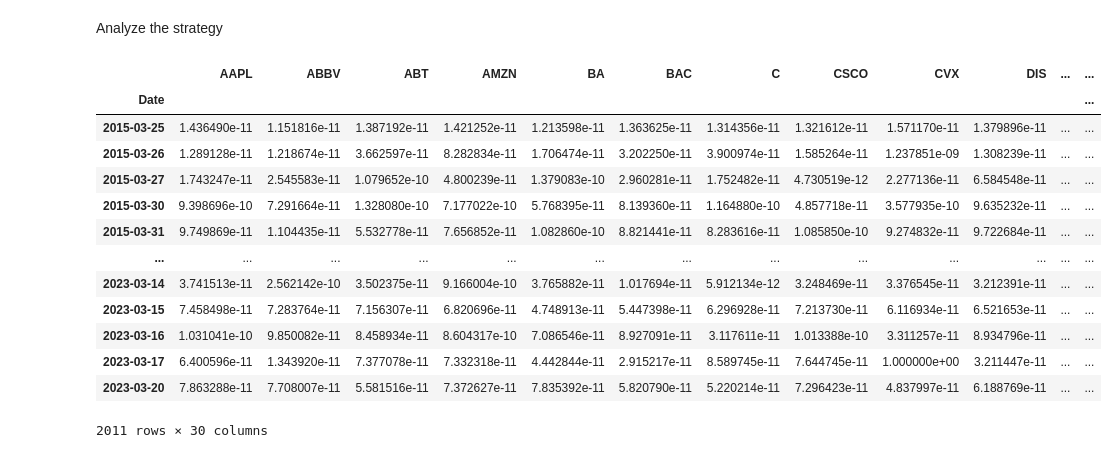
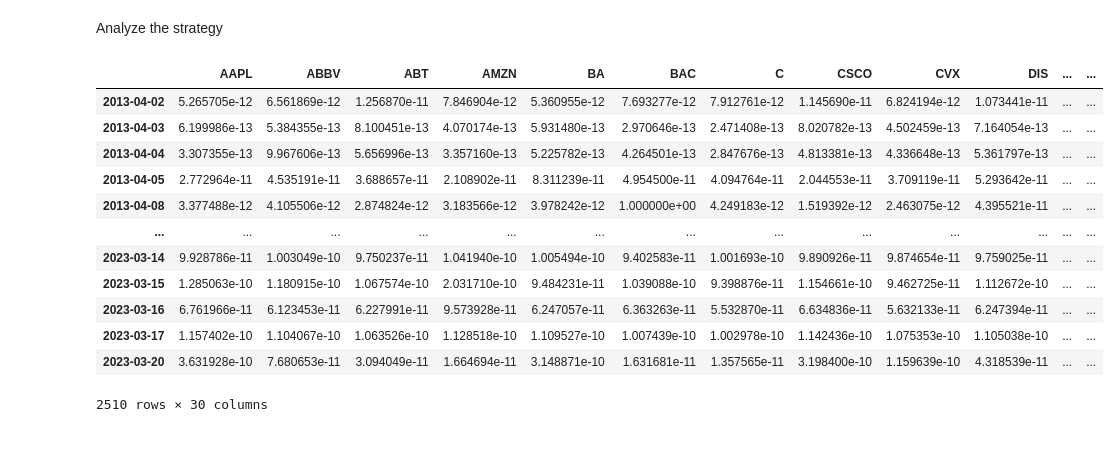
Before and after one commit to Joeyetinghan/orie5370_project, a Jupyter notebook: model.ipynb, the cells around one changed output. Cells and saved outputs as stored; diff of their text form; code cells hidden in the pictures.

```diff
--- a/model.ipynb
+++ b/model.ipynb
@@ -53,3 +52,10 @@ for fid in tqdm(close_price.columns):
+# %%
+rol_kal = pd.read_csv('pred_return/rolling_kalman_pure.csv', index_col = 0)
+aolma = pd.read_csv('pred_return/aolma.csv', index_col = 0)
+ema = pd.read_csv('pred_return/ema.csv', index_col = 0)
+sma = pd.read_csv('pred_return/sma.csv', index_col = 0)
+old_kal = pd.read_csv('pred_return/old_kalman.csv', index_col = 0)
+regression = pd.read_csv('pred_return/regression.csv', index_col = 0)
 # %% [markdown]
 ## Optimization Model
 # %%
@@ -98,49 +104,44 @@ def NPM(r, his_r, x_tilde, theta, c):
 # %% [markdown]
 Algorithm
 # %%
+pred_R_mat = aolma
 weight_mat = []
 assets = close_price.columns
-
-pred_R_mat = res2
 actual_R_mat = actual_R_mat
 N = len(pred_R_mat)
-num_his = 15 # Number of historical days
+num_his = num_his # Number of historical days
 init_weight = np.ones(len(assets)) / len(assets) # Start with uniform weight
-theta = 10 # Risk level
-c = 0.001 # Transaction Cost
+theta = theta # Risk level
+c = c # Transaction Cost
 start_day = pred_R_mat.iloc[:, 1].first_valid_index()
-# print(start_day)
 start_day = pred_R_mat.index.get_loc(start_day)
-
+start_day += num_his
 w = init_weight
-# weight_mat.append(w)
 for t in tqdm(range(start_day,N)):
     # In the paper, return is defined as pt/pt-1, so we should +1
     predicted_return = np.array((pred_R_mat+1).iloc[t][assets])
     historial_w_actual_returns = (actual_R_mat+1).iloc[t - num_his : t, :][assets]
     historial_w_actual_returns = historial_w_actual_returns.values
-#     print('day', t)
     problem, u, v, d, g = NPM(predicted_return, historial_w_actual_returns, w, theta, c)
     w = w + u - v
     weight_mat.append(w)
 # %% [markdown]
 Analyze the strategy
 # %%
-signal = pd.DataFrame(np.array(weight_mat), columns = assets, index = actual_R_mat.index[start_day : N])
+signal = pd.DataFrame(np.array(weight_mat), columns = assets, index = pred_R_mat.index[start_day : N])
 signal
 # %% [output]
 |  | AAPL | ABBV | ABT | AMZN | BA | BAC | C | CSCO | CVX | DIS | ... | ... |
-| Date |  |  |  |  |  |  |  |  |  |  |  | ... |
-| 2015-03-25 | 1.436490e-11 | 1.151816e-11 | 1.387192e-11 | 1.421252e-11 | 1.213598e-11 | 1.363625e-11 | 1.314356e-11 | 1.321612e-11 | 1.571170e-11 | 1.379896e-11 | ... | ... |
-| 2015-03-26 | 1.289128e-11 | 1.218674e-11 | 3.662597e-11 | 8.282834e-11 | 1.706474e-11 | 3.202250e-11 | 3.900974e-11 | 1.585264e-11 | 1.237851e-09 | 1.308239e-11 | ... | ... |
-| 2015-03-27 | 1.743247e-11 | 2.545583e-11 | 1.079652e-10 | 4.800239e-11 | 1.379083e-10 | 2.960281e-11 | 1.752482e-11 | 4.730519e-12 | 2.277136e-11 | 6.584548e-11 | ... | ... |
-| 2015-03-30 | 9.398696e-10 | 7.291664e-11 | 1.328080e-10 | 7.177022e-10 | 5.768395e-11 | 8.139360e-11 | 1.164880e-10 | 4.857718e-11 | 3.577935e-10 | 9.635232e-11 | ... | ... |
-| 2015-03-31 | 9.749869e-11 | 1.104435e-11 | 5.532778e-11 | 7.656852e-11 | 1.082860e-10 | 8.821441e-11 | 8.283616e-11 | 1.085850e-10 | 9.274832e-11 | 9.722684e-11 | ... | ... |
+| 2013-04-02 | 5.265705e-12 | 6.561869e-12 | 1.256870e-11 | 7.846904e-12 | 5.360955e-12 | 7.693277e-12 | 7.912761e-12 | 1.145690e-11 | 6.824194e-12 | 1.073441e-11 | ... | ... |
+| 2013-04-03 | 6.199986e-13 | 5.384355e-13 | 8.100451e-13 | 4.070174e-13 | 5.931480e-13 | 2.970646e-13 | 2.471408e-13 | 8.020782e-13 | 4.502459e-13 | 7.164054e-13 | ... | ... |
+| 2013-04-04 | 3.307355e-13 | 9.967606e-13 | 5.656996e-13 | 3.357160e-13 | 5.225782e-13 | 4.264501e-13 | 2.847676e-13 | 4.813381e-13 | 4.336648e-13 | 5.361797e-13 | ... | ... |
+| 2013-04-05 | 2.772964e-11 | 4.535191e-11 | 3.688657e-11 | 2.108902e-11 | 8.311239e-11 | 4.954500e-11 | 4.094764e-11 | 2.044553e-11 | 3.709119e-11 | 5.293642e-11 | ... | ... |
+| 2013-04-08 | 3.377488e-12 | 4.105506e-12 | 2.874824e-12 | 3.183566e-12 | 3.978242e-12 | 1.000000e+00 | 4.249183e-12 | 1.519392e-12 | 2.463075e-12 | 4.395521e-11 | ... | ... |
 | ... | ... | ... | ... | ... | ... | ... | ... | ... | ... | ... | ... | ... |
-| 2023-03-14 | 3.741513e-11 | 2.562142e-10 | 3.502375e-11 | 9.166004e-10 | 3.765882e-11 | 1.017694e-11 | 5.912134e-12 | 3.248469e-11 | 3.376545e-11 | 3.212391e-11 | ... | ... |
-| 2023-03-15 | 7.458498e-11 | 7.283764e-11 | 7.156307e-11 | 6.820696e-11 | 4.748913e-11 | 5.447398e-11 | 6.296928e-11 | 7.213730e-11 | 6.116934e-11 | 6.521653e-11 | ... | ... |
-| 2023-03-16 | 1.031041e-10 | 9.850082e-11 | 8.458934e-11 | 8.604317e-10 | 7.086546e-11 | 8.927091e-11 | 3.117611e-11 | 1.013388e-10 | 3.311257e-11 | 8.934796e-11 | ... | ... |
-| 2023-03-17 | 6.400596e-11 | 1.343920e-11 | 7.377078e-11 | 7.332318e-11 | 4.442844e-11 | 2.915217e-11 | 8.589745e-11 | 7.644745e-11 | 1.000000e+00 | 3.211447e-11 | ... | ... |
-| 2023-03-20 | 7.863288e-11 | 7.708007e-11 | 5.581516e-11 | 7.372627e-11 | 7.835392e-11 | 5.820790e-11 | 5.220214e-11 | 7.296423e-11 | 4.837997e-11 | 6.188769e-11 | ... | ... |
+| 2023-03-14 | 9.928786e-11 | 1.003049e-10 | 9.750237e-11 | 1.041940e-10 | 1.005494e-10 | 9.402583e-11 | 1.001693e-10 | 9.890926e-11 | 9.874654e-11 | 9.759025e-11 | ... | ... |
+| 2023-03-15 | 1.285063e-10 | 1.180915e-10 | 1.067574e-10 | 2.031710e-10 | 9.484231e-11 | 1.039088e-10 | 9.398876e-11 | 1.154661e-10 | 9.462725e-11 | 1.112672e-10 | ... | ... |
+| 2023-03-16 | 6.761966e-11 | 6.123453e-11 | 6.227991e-11 | 9.573928e-11 | 6.247057e-11 | 6.363263e-11 | 5.532870e-11 | 6.634836e-11 | 5.632133e-11 | 6.247394e-11 | ... | ... |
+| 2023-03-17 | 1.157402e-10 | 1.104067e-10 | 1.063526e-10 | 1.128518e-10 | 1.109527e-10 | 1.007439e-10 | 1.002978e-10 | 1.142436e-10 | 1.075353e-10 | 1.105038e-10 | ... | ... |
+| 2023-03-20 | 3.631928e-10 | 7.680653e-11 | 3.094049e-11 | 1.664694e-11 | 3.148871e-10 | 1.631681e-11 | 1.357565e-11 | 3.198400e-10 | 1.159639e-10 | 4.318539e-11 | ... | ... |
-2011 rows × 30 columns
+2510 rows × 30 columns
 # %%
```
Also changed, not shown: parts of 33 cells of this notebook, 10 other files.
